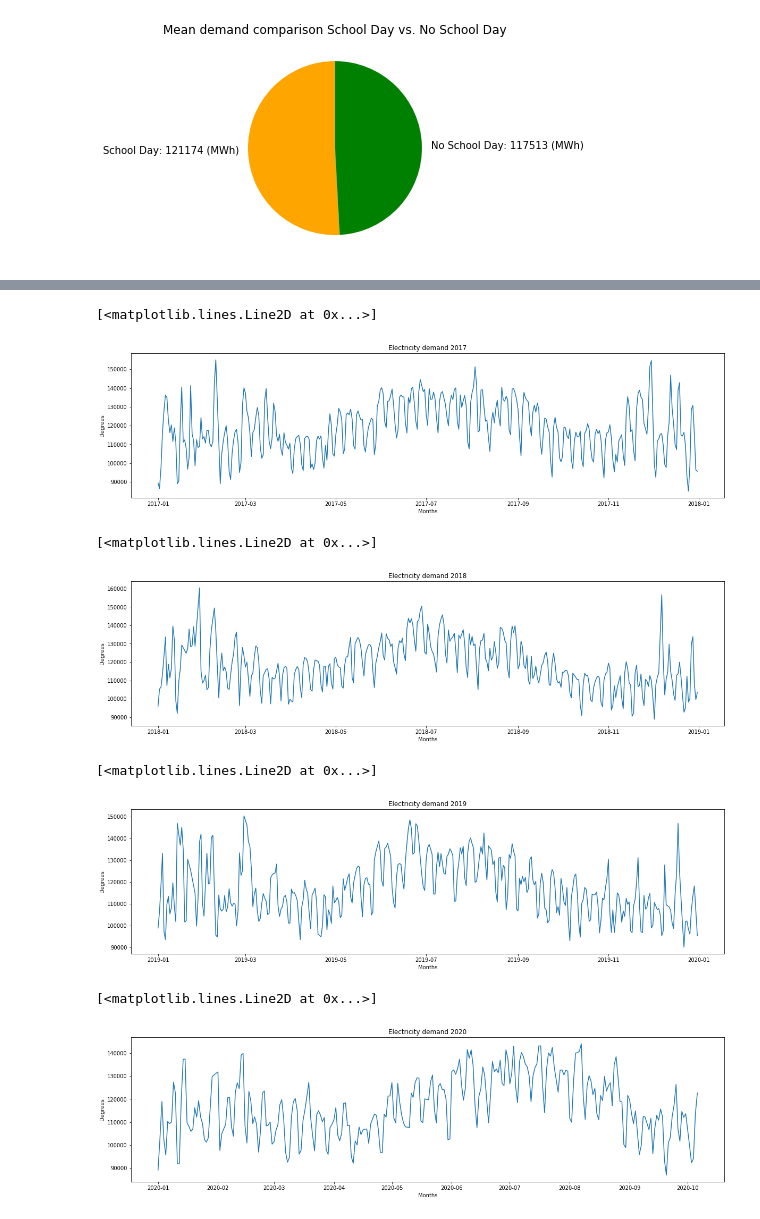
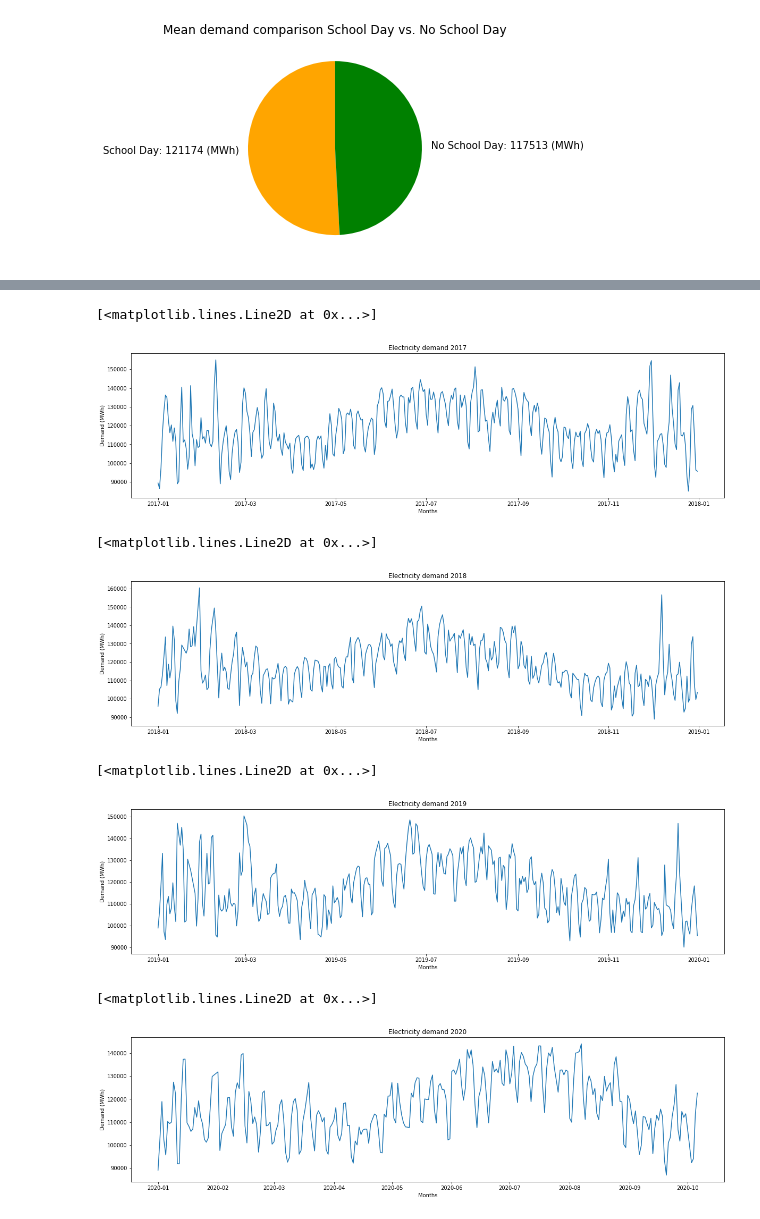
Before and after one commit to AThompson7/Project-1, a Jupyter notebook: electricity.ipynb, the cells around one changed output, grey strips where cells are left out. Saved outputs shown, nothing was run; the diff lists cells and outputs as text; code cells hidden in the pictures.

```diff
--- a/electricity.ipynb
+++ b/electricity.ipynb
@@ -268,40 +268,40 @@ ax.plot(x16, y16)
 # %%
 fig = plt.figure(figsize=(20, 5))
 ax = fig.add_subplot(111)
 plt.title("Electricity demand 2017")
 plt.xlabel("Months")
-plt.ylabel("Degrees")
+plt.ylabel("Demand (MWh)")
 ax.plot(x17, y17)
 # %% [output]
 [<matplotlib.lines.Line2D at 0x...>]
-[figure, old version]
+[figure, new version]
 # %%
 fig = plt.figure(figsize=(20, 5))
 ax = fig.add_subplot(111)
 plt.title("Electricity demand 2018")
 plt.xlabel("Months")
-plt.ylabel("Degrees")
+plt.ylabel("Demand (MWh)")
 ax.plot(x18, y18)
 # %% [output]
 [<matplotlib.lines.Line2D at 0x...>]
-[figure, old version]
+[figure, new version]
 # %%
 fig = plt.figure(figsize=(20, 5))
 ax = fig.add_subplot(111)
 plt.title("Electricity demand 2019")
 plt.xlabel("Months")
-plt.ylabel("Degrees")
+plt.ylabel("Demand (MWh)")
 ax.plot(x19, y19)
 # %% [output]
 [<matplotlib.lines.Line2D at 0x...>]
-[figure, old version]
+[figure, new version]
 # %%
 fig = plt.figure(figsize=(20, 5))
 ax = fig.add_subplot(111)
 plt.title("Electricity demand 2020")
 plt.xlabel("Months")
-plt.ylabel("Degrees")
+plt.ylabel("Demand (MWh)")
 ax.plot(x20, y20)
 # %% [output]
 [<matplotlib.lines.Line2D at 0x...>]
-[figure, old version]
+[figure, new version]
```
Also changed, not shown: parts of 3 cells of this notebook.
